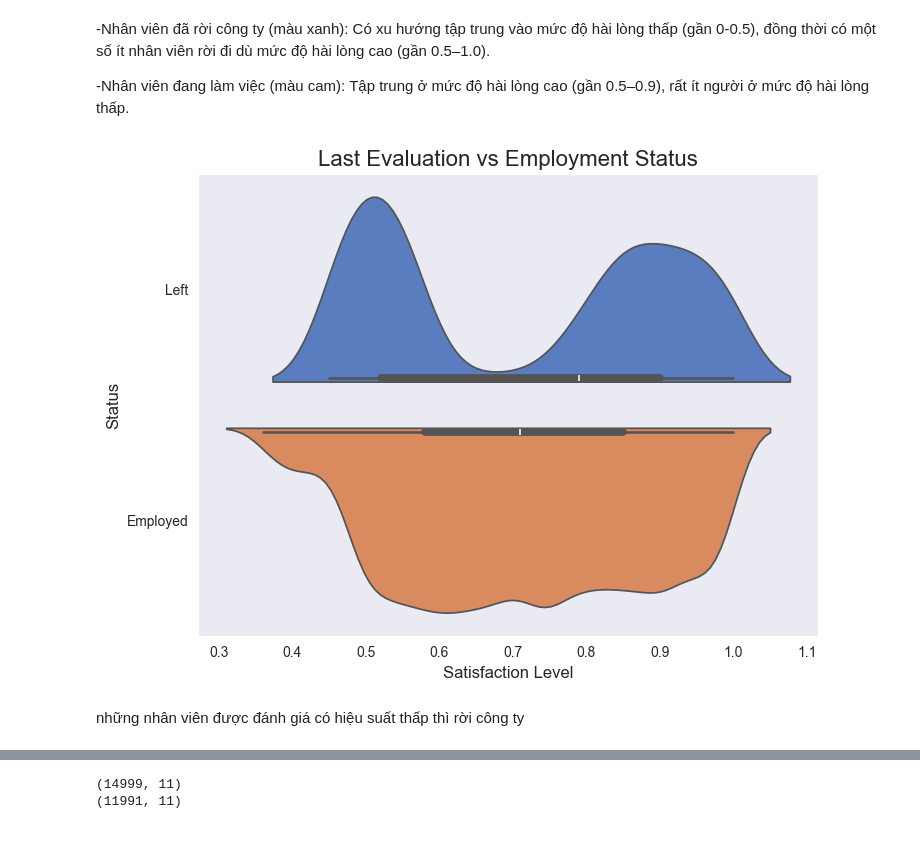
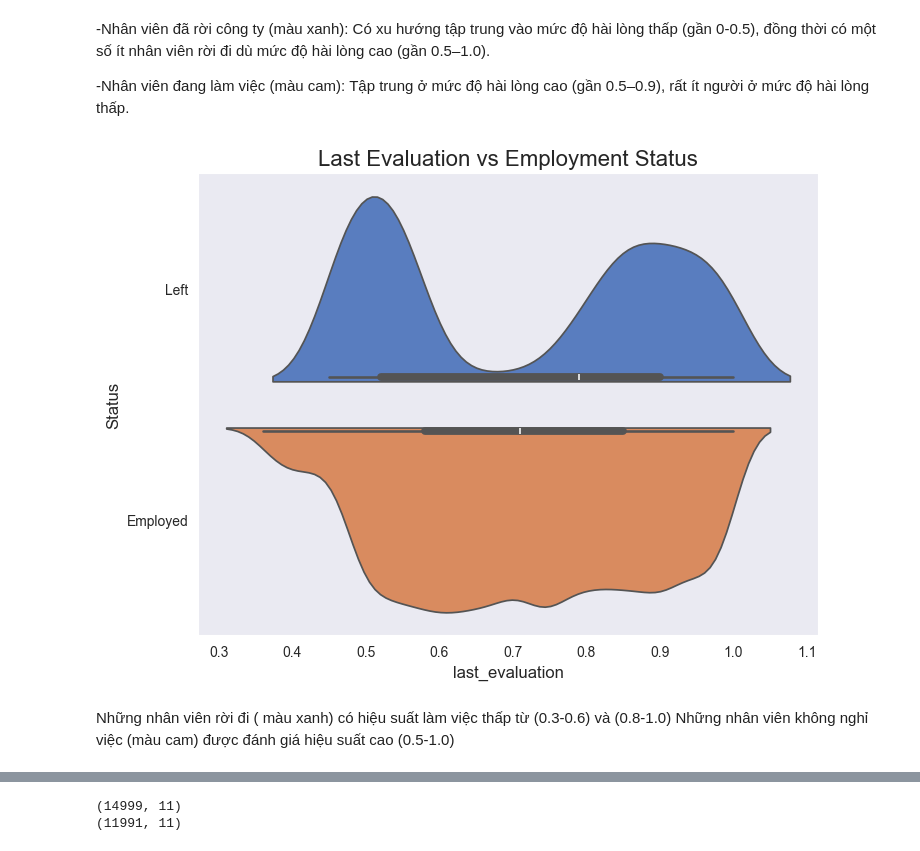
Before and after one commit to Nhii0492/Predict-Employee-Churn, a Jupyter notebook: Predict Employee Churn-Machine Learning.ipynb, the cells around one changed output, grey strips where cells are left out. Saved outputs shown, nothing was run; the diff lists cells and outputs as text; code cells hidden in the pictures.

```diff
--- a/Predict Employee Churn-Machine Learning.ipynb
+++ b/Predict Employee Churn-Machine Learning.ipynb
@@ -163,17 +187,18 @@ plt.show()
 # %%
 plt.figure(figsize=(8, 6))
 sb.violinplot(x='last_evaluation', y='status', data=df, palette='muted', split=True)
 
 
 plt.title('Last Evaluation vs Employment Status', fontsize=16)
-plt.xlabel('Satisfaction Level', fontsize=12)
+plt.xlabel('last_evaluation', fontsize=12)
 plt.ylabel('Status', fontsize=12)
 
 plt.show()
 # %% [output]
-[figure, old version]
+[figure, new version]
 # %% [markdown]
-những nhân viên được đánh giá có hiệu suất thấp thì rời công ty
+Những nhân viên rời đi ( màu xanh) có hiệu suất làm việc thấp từ (0.3-0.6) và (0.8-1.0)
+Những nhân viên không nghỉ việc (màu cam) được đánh giá hiệu suất cao (0.5-1.0)
 # %%
 plt.figure(figsize=(8, 6))
 sb.violinplot(x='average_montly_hours', y='status', data=df, palette='muted', split=True)
```
Also changed, not shown: parts of 44 cells of this notebook.
